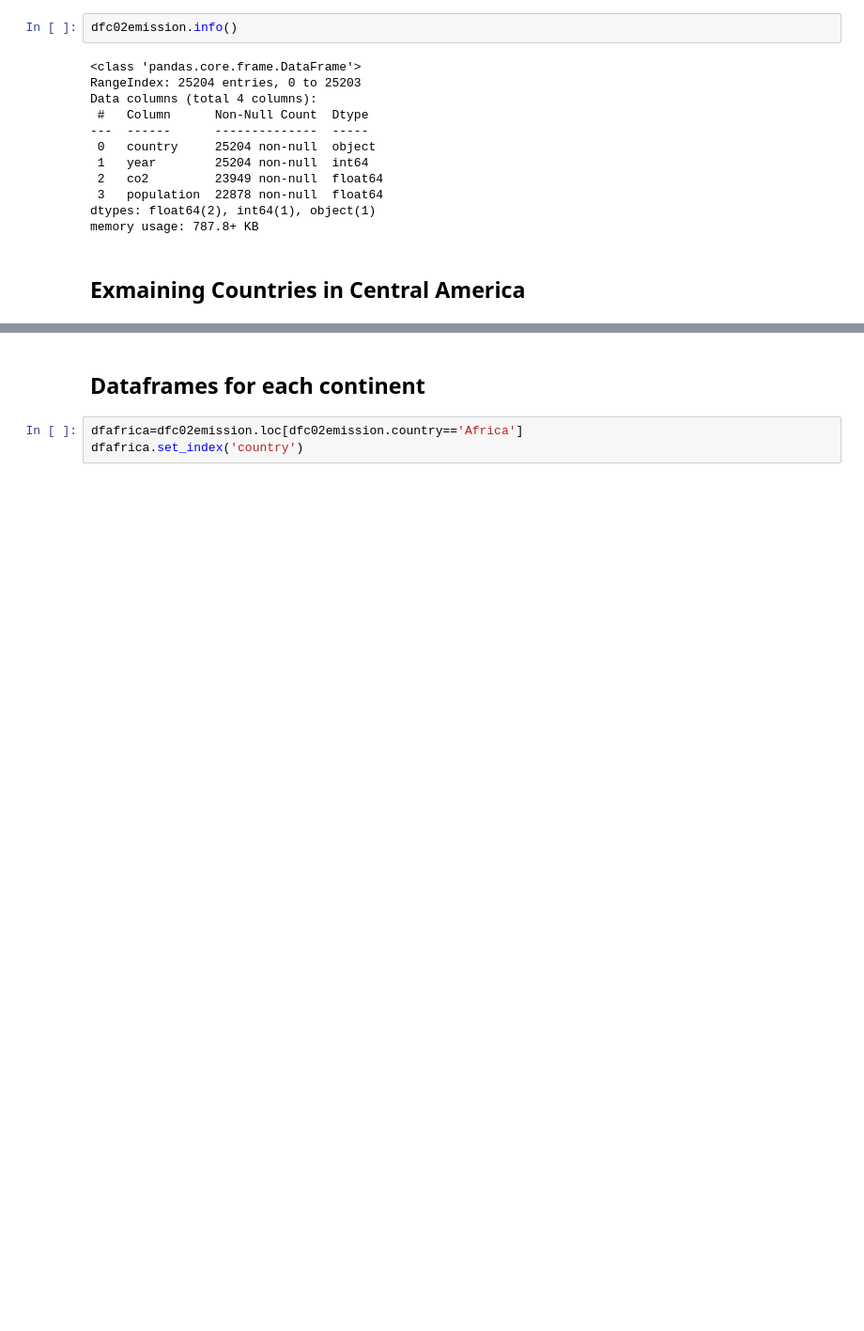
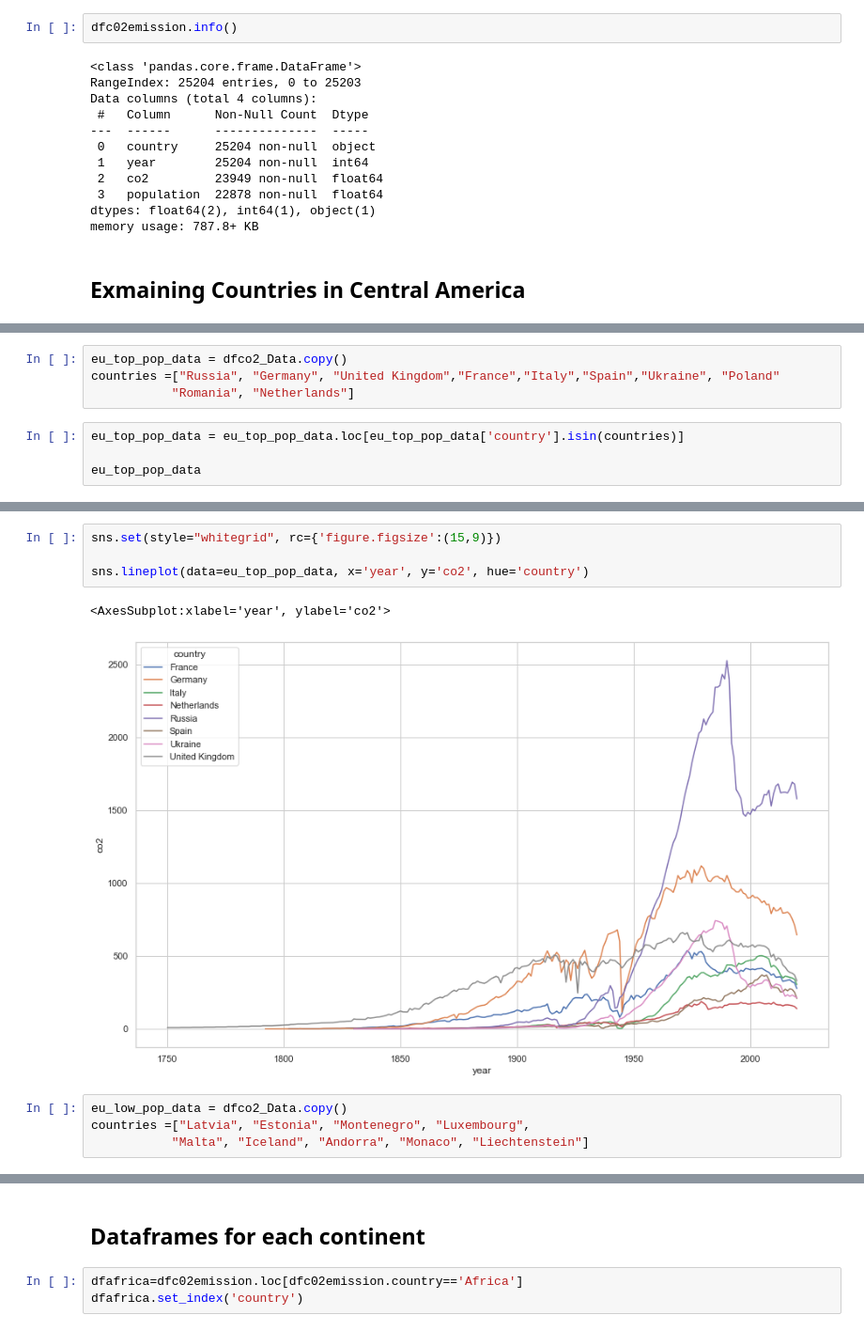
Before and after one commit to SaidhbhFoley/data_real_world_CO2, a Jupyter notebook: Real_World_CO2.ipynb, the cells around one changed output, grey strips where cells are left out. Shown at 94% size. Cells and saved outputs as stored; diff of their text form; blank space fills up the shorter version.

```diff
--- a/Real_World_CO2.ipynb
+++ b/Real_World_CO2.ipynb
@@ -146,0 +194,8 @@ sns.lineplot(data=ca_data, x='year', y='co2', hue='country')
+# %%
+eu_top_pop_data = dfco2_Data.copy()
+countries =["Russia", "Germany", "United Kingdom","France","Italy","Spain","Ukraine", "Poland"
+           "Romania", "Netherlands"]
+# %%
+eu_top_pop_data = eu_top_pop_data.loc[eu_top_pop_data['country'].isin(countries)]
+
+eu_top_pop_data
@@ -146,0 +216,11 @@ sns.lineplot(data=ca_data, x='year', y='co2', hue='country')
+# %%
+sns.set(style="whitegrid", rc={'figure.figsize':(15,9)})
+
+sns.lineplot(data=eu_top_pop_data, x='year', y='co2', hue='country')
+# %% [output]
+<AxesSubplot:xlabel='year', ylabel='co2'>
+[figure, added]
+# %%
+eu_low_pop_data = dfco2_Data.copy()
+countries =["Latvia", "Estonia", "Montenegro", "Luxembourg",
+           "Malta", "Iceland", "Andorra", "Monaco", "Liechtenstein"]
```
Also changed, not shown: parts of 27 cells of this notebook, 1 other file.
